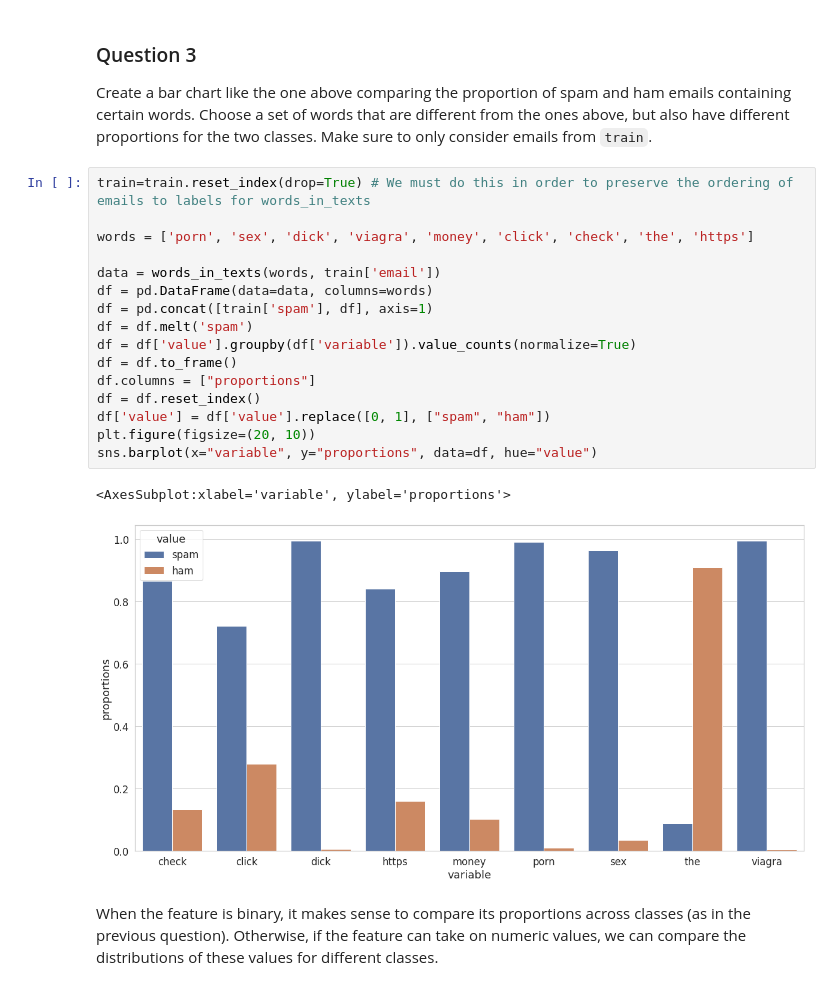
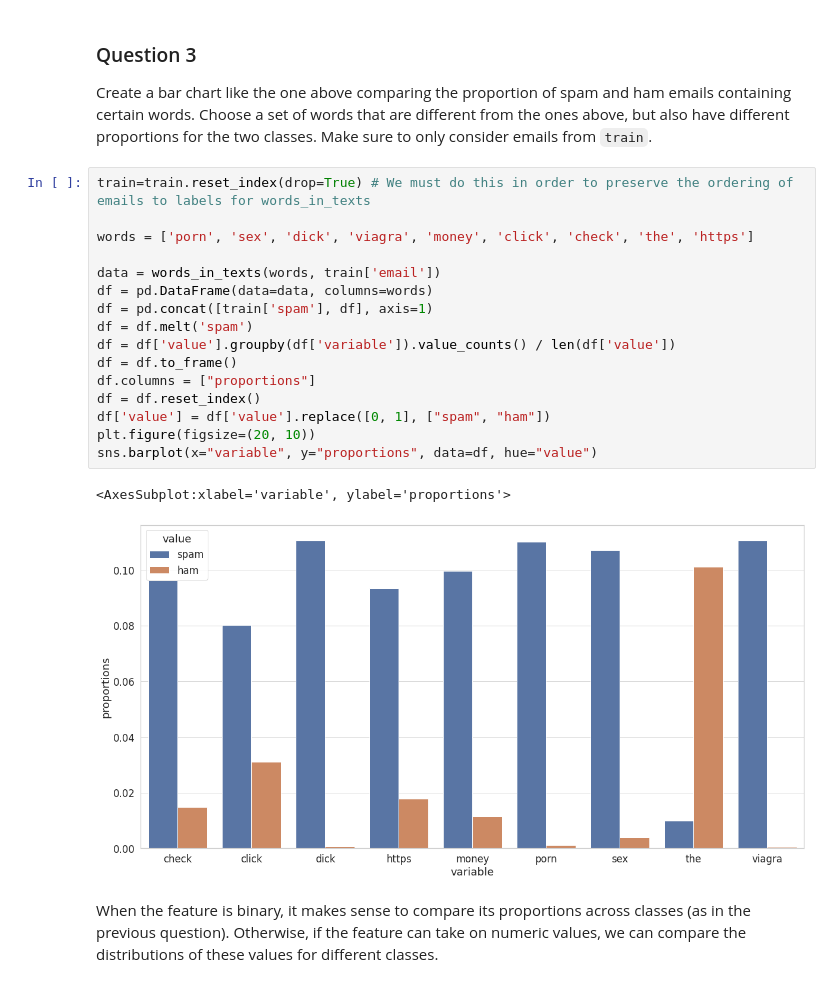
Before and after one commit to briancpark/ds100, a Jupyter notebook: sp21/hw/hw9/hw9.ipynb, the cells around one changed output. Saved outputs shown, nothing was run; the diff lists cells and outputs as text.

```diff
--- a/sp21/hw/hw9/hw9.ipynb
+++ b/sp21/hw/hw9/hw9.ipynb
@@ -284,22 +284,22 @@ points: 2
 # %%
 train=train.reset_index(drop=True) # We must do this in order to preserve the ordering of emails to labels for words_in_texts
 
 words = ['porn', 'sex', 'dick', 'viagra', 'money', 'click', 'check', 'the', 'https']
 
 data = words_in_texts(words, train['email'])
 df = pd.DataFrame(data=data, columns=words)
 df = pd.concat([train['spam'], df], axis=1)
 df = df.melt('spam')
-df = df['value'].groupby(df['variable']).value_counts(normalize=True)
+df = df['value'].groupby(df['variable']).value_counts() / len(df['value'])
 df = df.to_frame()
 df.columns = ["proportions"]
 df = df.reset_index()
 df['value'] = df['value'].replace([0, 1], ["spam", "ham"])
 plt.figure(figsize=(20, 10))
 sns.barplot(x="variable", y="proportions", data=df, hue="value")
 # %% [output]
 <AxesSubplot:xlabel='variable', ylabel='proportions'>
-[figure, old version]
+[figure, new version]
 # %% [markdown]
 <!-- END QUESTION -->
 
```
Also changed, not shown: parts of 3 cells of this notebook, 11 other files.
